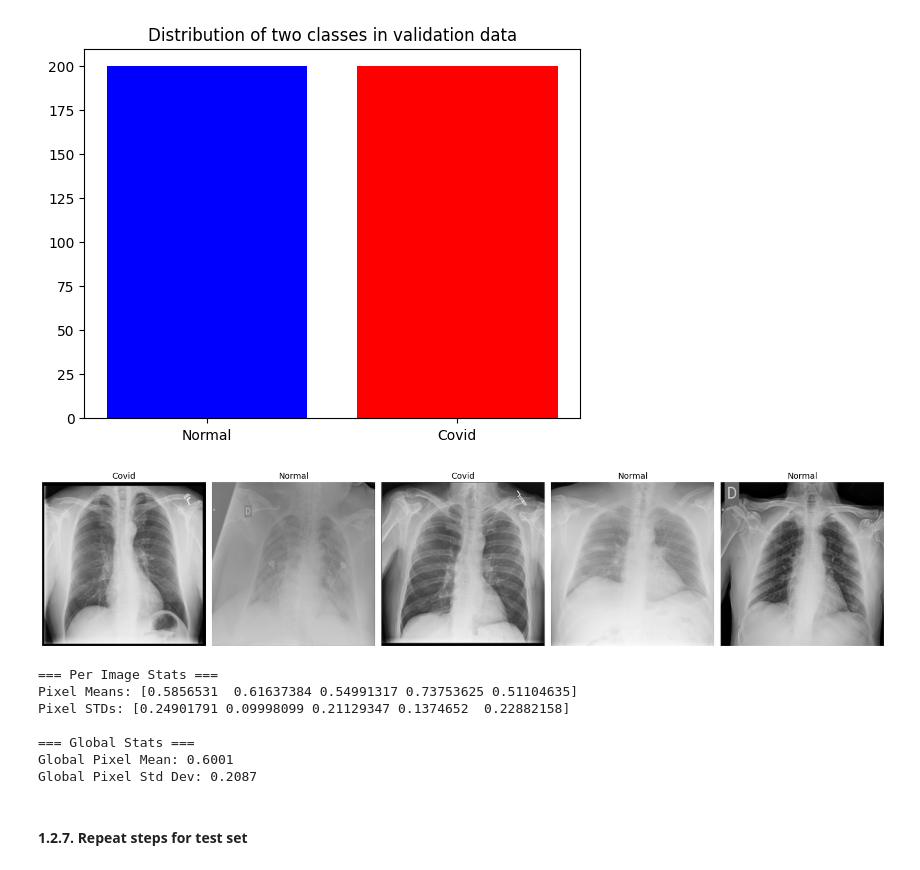
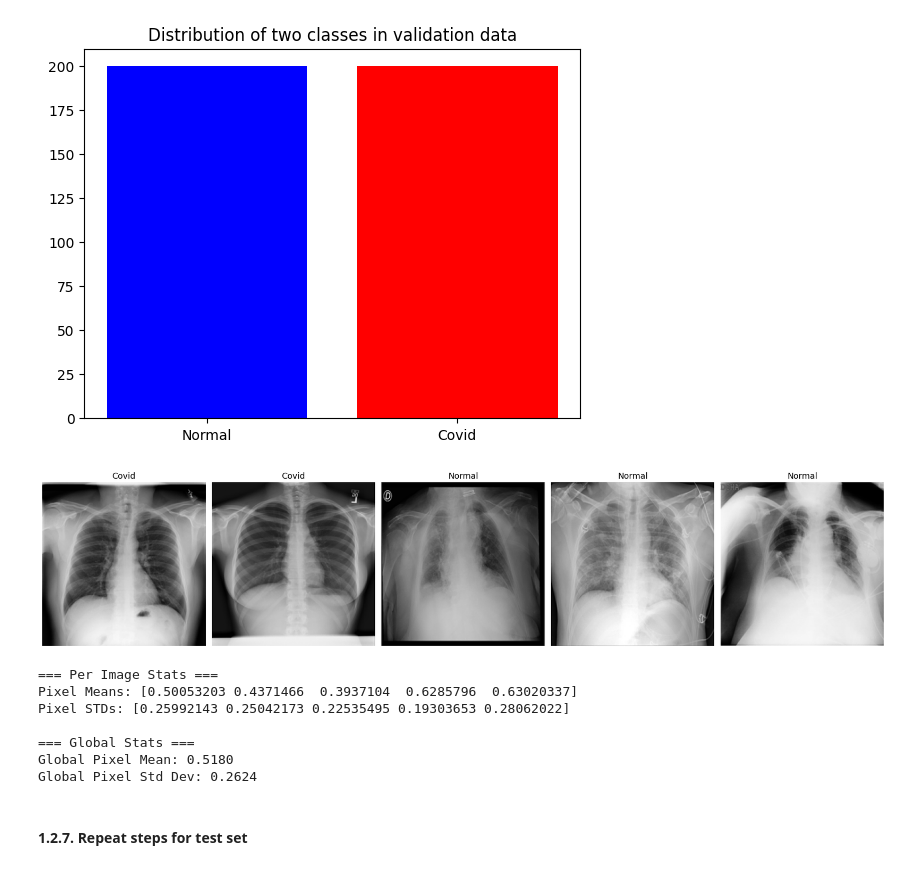
Before and after one commit to rogoemin/projectAI, a Jupyter notebook: projectAI(1).ipynb, the cells around one changed output. Cells and saved outputs as stored; diff of their text form; code cells hidden in the pictures.

Commit message:
eerste deel taak is 'klaar'
moet sws nog veel in gesnoeid worden, maar denk dat het inhoudelijk oke is.
NEXT: voor TASK 2 moet iemand een NIEUWE NOTEBOOK aanmaken (zie opgave)

```diff
--- a/projectAI(1).ipynb
+++ b/projectAI(1).ipynb
@@ -338,13 +343,13 @@ plt.show()
 # %% [output]
 [figure]
 # %%
-sample_validation_images, sample_validation_labels = next(val_data_gen)
-np.unique(sample_validation_labels)
-plotImages(sample_validation_images[:5], sample_validation_labels[:5])
+sample_val_images, sample_val_labels = next(val_data_gen)
+np.unique(sample_val_labels)
+plotImages(sample_val_images[:5], sample_val_labels[:5])
 # %% [output]
-[figure, old version]
+[figure, new version]
 # %%
-sample_images_val = sample_validation_images[:5]
+sample_images_val = sample_val_images[:5]
 
 # sample_images shape: (batch_size, height, width, channels)
 
@@ -367,12 +372,12 @@ print(f"Global Pixel Mean: {global_mean_val:.4f}")
 print(f"Global Pixel Std Dev: {global_std_val:.4f}")
 # %% [output]
 === Per Image Stats ===
-Pixel Means: [0.5856531  0.61637384 0.54991317 0.73753625 0.51104635]
-Pixel STDs: [0.24901791 0.09998099 0.21129347 0.1374652  0.22882158]
+Pixel Means: [0.50053203 0.4371466  0.3937104  0.6285796  0.63020337]
+Pixel STDs: [0.25992143 0.25042173 0.22535495 0.19303653 0.28062022]
 
 === Global Stats ===
-Global Pixel Mean: 0.6001
-Global Pixel Std Dev: 0.2087
+Global Pixel Mean: 0.5180
+Global Pixel Std Dev: 0.2624
 # %% [markdown]
 #### 1.2.7. Repeat steps for test set
 # %%
```
Also changed, not shown: parts of 22 cells of this notebook.
